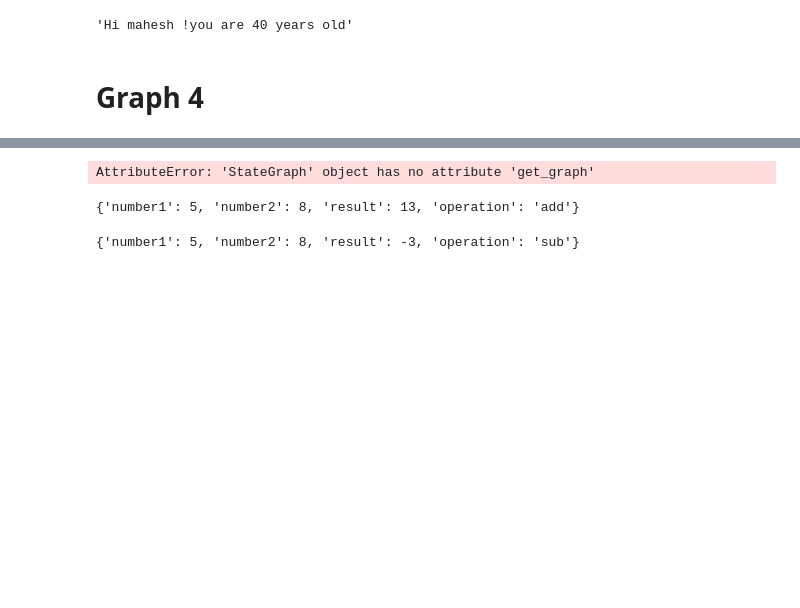
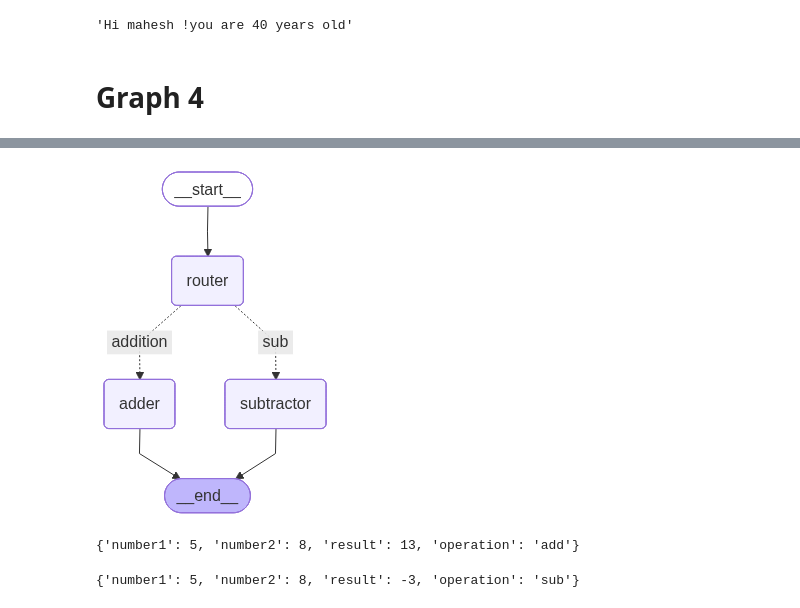
Before and after one commit to maheshboj/agenticai_basics, a Jupyter notebook: LangGraph_Basics.ipynb, the cells around one changed output, grey strips where cells are left out. Saved outputs shown, nothing was run; the diff lists cells and outputs as text; code cells hidden in the pictures; blank space fills up the shorter version.

```diff
--- a/LangGraph_Basics.ipynb
+++ b/LangGraph_Basics.ipynb
@@ -280,9 +280,9 @@ workflow.add_edge('subtractor',END)
 app=workflow.compile()
 # %%
 from IPython.display import Image,display
-display(Image(workflow.get_graph().draw_mermaid_png()))
+display(Image(app.get_graph().draw_mermaid_png()))
 # %% [output]
-AttributeError: 'StateGraph' object has no attribute 'get_graph'
+[figure, added]
 # %%
 app.invoke({"number1":5,"number2":8,'operation':'add'})
 # %% [output]
```
Also changed, not shown: parts of 14 cells of this notebook.
